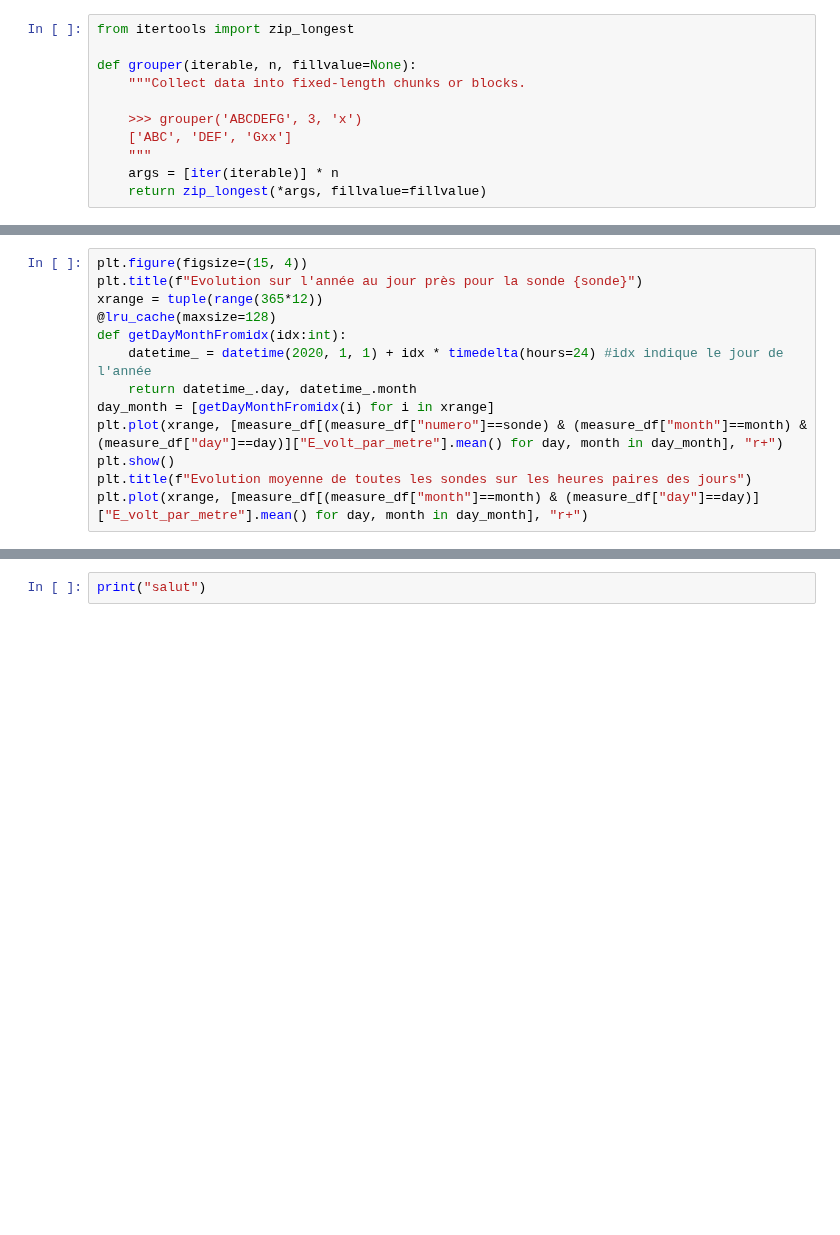
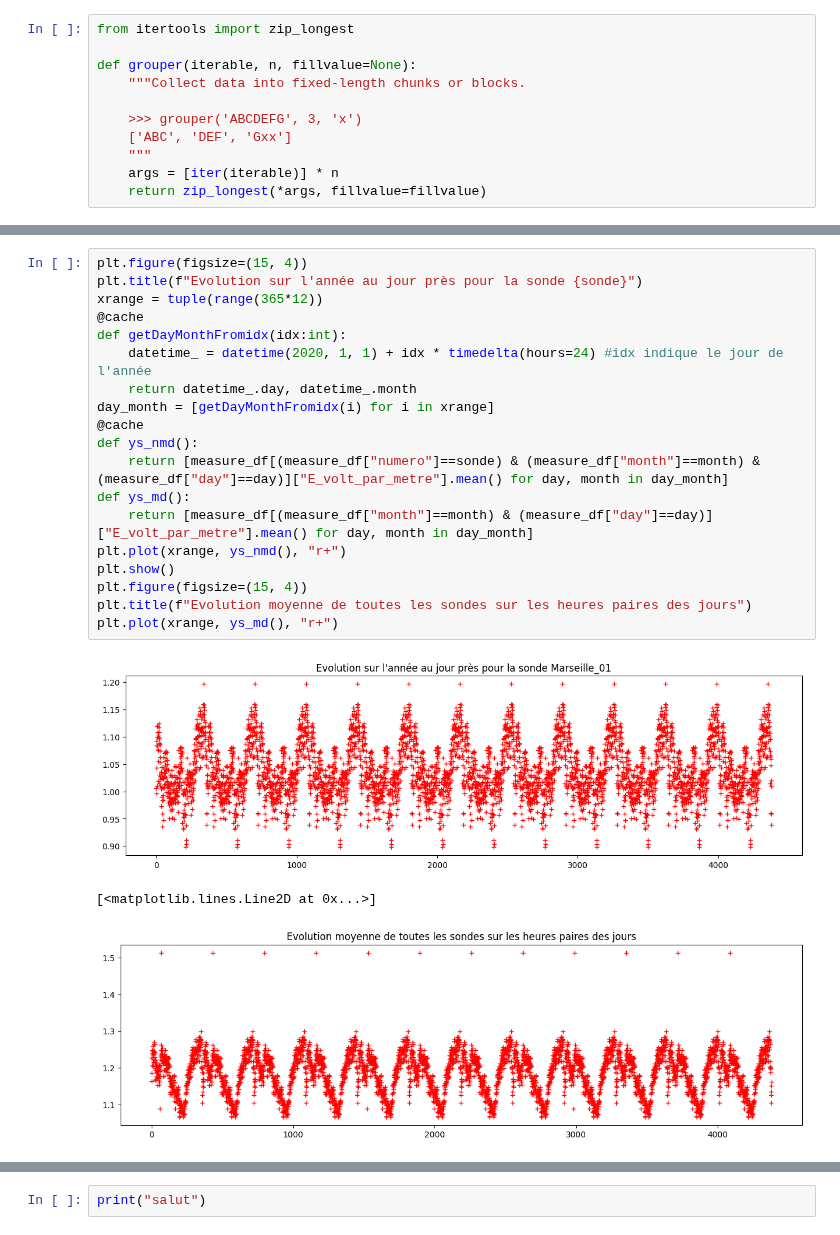
Before and after one commit to Coding-Foundation/FrHack-2022, a Jupyter notebook: clustering.ipynb, the cells around one changed output, grey strips where cells are left out. Cells and saved outputs as stored; diff of their text form; blank space fills up the shorter version.

```diff
--- a/clustering.ipynb
+++ b/clustering.ipynb
@@ -156,14 +292,24 @@ plt.xlabel()
 # %%
 plt.figure(figsize=(15, 4))
 plt.title(f"Evolution sur l'année au jour près pour la sonde {sonde}")
 xrange = tuple(range(365*12))
-@lru_cache(maxsize=128)
+@cache
 def getDayMonthFromidx(idx:int):
     datetime_ = datetime(2020, 1, 1) + idx * timedelta(hours=24) #idx indique le jour de l'année
     return datetime_.day, datetime_.month
 day_month = [getDayMonthFromidx(i) for i in xrange]
-plt.plot(xrange, [measure_df[(measure_df["numero"]==sonde) & (measure_df["month"]==month) & (measure_df["day"]==day)]["E_volt_par_metre"].mean() for day, month in day_month], "r+")
+@cache
+def ys_nmd():
+    return [measure_df[(measure_df["numero"]==sonde) & (measure_df["month"]==month) & (measure_df["day"]==day)]["E_volt_par_metre"].mean() for day, month in day_month]
+def ys_md():
+    return [measure_df[(measure_df["month"]==month) & (measure_df["day"]==day)]["E_volt_par_metre"].mean() for day, month in day_month]
+plt.plot(xrange, ys_nmd(), "r+")
 plt.show()
+plt.figure(figsize=(15, 4))
 plt.title(f"Evolution moyenne de toutes les sondes sur les heures paires des jours")
-plt.plot(xrange, [measure_df[(measure_df["month"]==month) & (measure_df["day"]==day)]["E_volt_par_metre"].mean() for day, month in day_month], "r+")
+plt.plot(xrange, ys_md(), "r+")
+# %% [output]
+[figure, added]
+[<matplotlib.lines.Line2D at 0x...>]
+[figure, added]
 # %%
```
Also changed, not shown: parts of 43 cells of this notebook, 2 other files.
